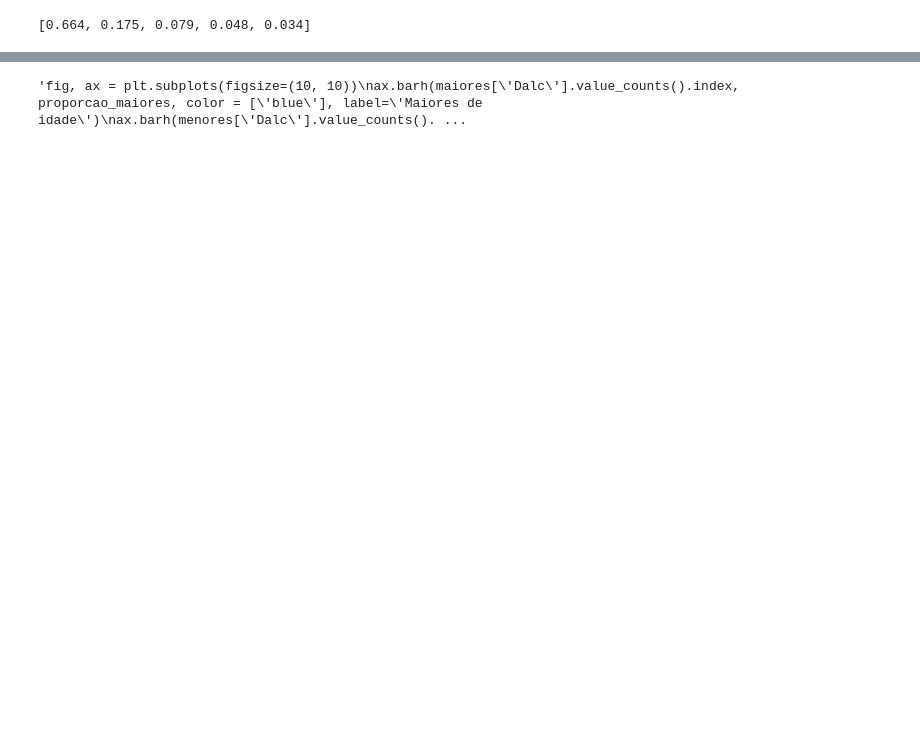
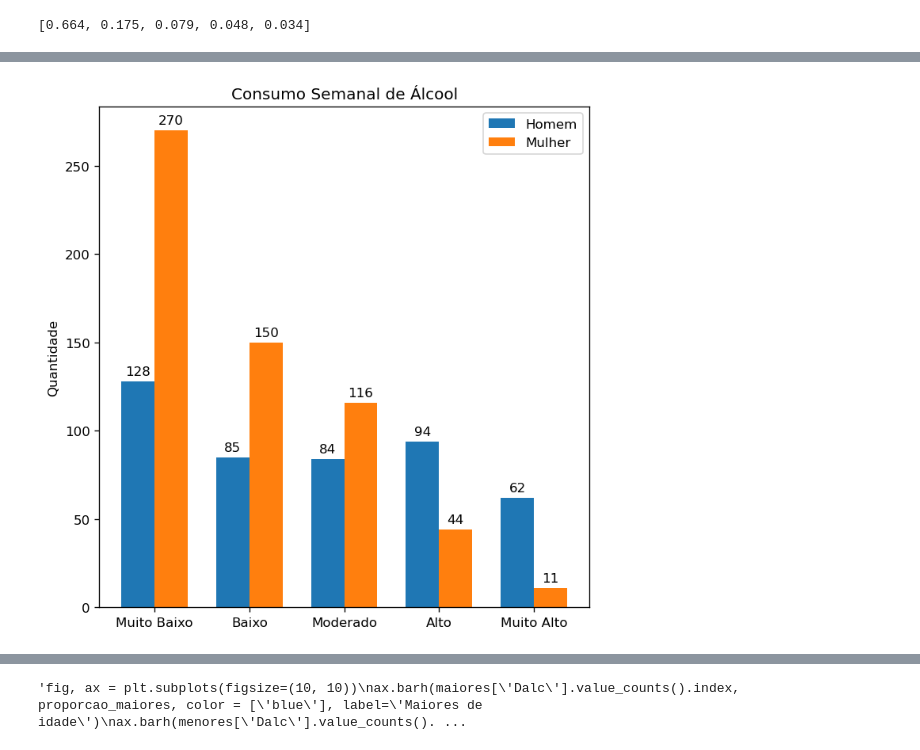
Before and after one commit to IamNivestar/exploratory_analysis_alcohol-effects, a Jupyter notebook: analysis_code.ipynb, the cells around one changed output, grey strips where cells are left out. Saved outputs shown, nothing was run; the diff lists cells and outputs as text; code cells hidden in the pictures; blank space fills up the shorter version.

```diff
--- a/analysis_code.ipynb
+++ b/analysis_code.ipynb
@@ -176,0 +252,22 @@ Text(0.5, 1.0, 'Maiores de idade')
+# %%
+homens_walc = homens['Walc'].value_counts()[labels_consumo_alcool]
+mulheres_walc = mulheres['Walc'].value_counts()[labels_consumo_alcool]
+# %%
+fig, ax = plt.subplots(figsize=(6, 6), dpi=120)
+x = np.arange(len(labels_consumo_alcool))
+width = 0.35
+
+rects1 = ax.bar(x - width/2, homens_walc, width, label='Homem')
+rects2 = ax.bar(x + width/2, mulheres_walc, width, label='Mulher')
+
+ax.set_ylabel('Quantidade')
+ax.set_title('Consumo Semanal de Álcool')
+ax.set_xticks(x, labels_consumo_alcool)
+ax.legend()
+
+ax.bar_label(rects1, padding=3)
+ax.bar_label(rects2, padding=3)
+fig.tight_layout()
+fig.savefig("consumo_sexo_semanal.png")
+# %% [output]
+[figure, added]
```
Also changed, not shown: parts of 20 cells of this notebook, 4 other files.
